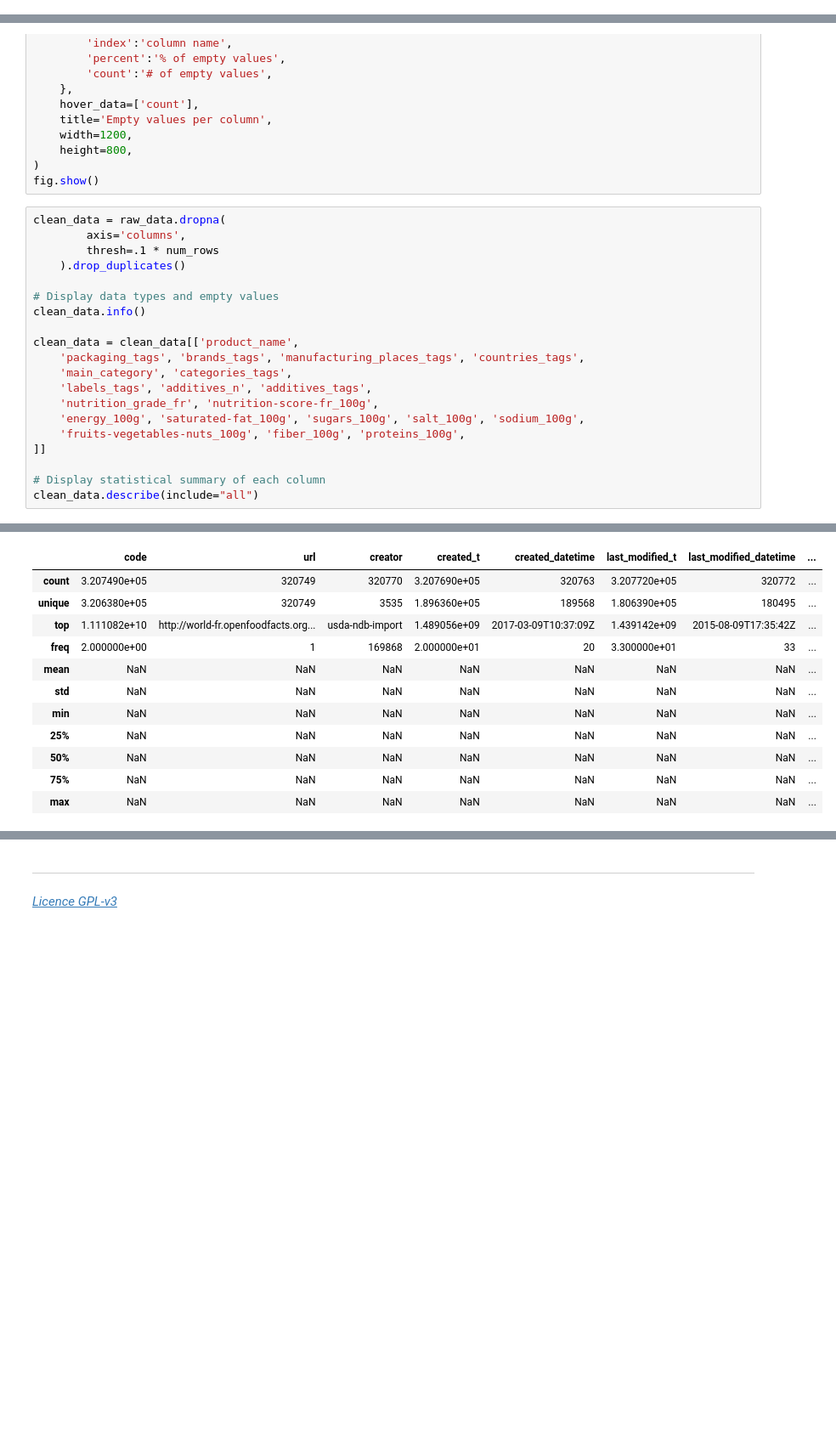
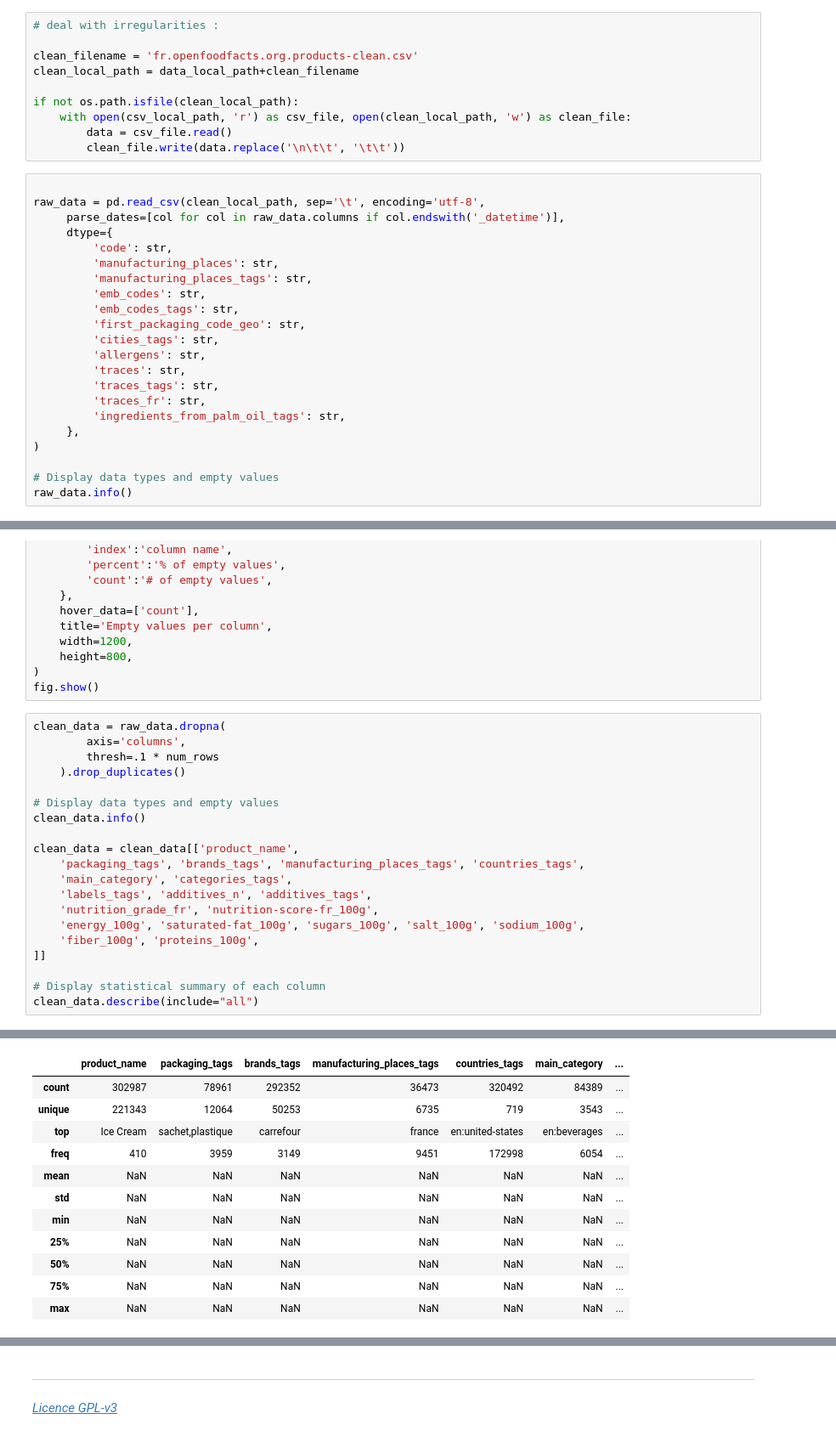
Before and after one commit to fleuryc/oc_ingenieur-ia_P3-Preparez-des-donnees-pour-un-organisme-de-sante-publique, a Jupyter notebook: notebook.ipynb, the cells around one changed output, grey strips where cells are left out. Shown at 85% size. Saved outputs shown, nothing was run; the diff lists cells and outputs as text; blank space fills up the shorter version.

Commit message:
clean CSV

```diff
--- a/notebook.ipynb
+++ b/notebook.ipynb
@@ -73,0 +37,32 @@ memory usage: 396.5+ MB
+# %%
+# deal with irregularities :
+
+clean_filename = 'fr.openfoodfacts.org.products-clean.csv'
+clean_local_path = data_local_path+clean_filename
+
+if not os.path.isfile(clean_local_path):
+    with open(csv_local_path, 'r') as csv_file, open(clean_local_path, 'w') as clean_file:
+        data = csv_file.read()
+        clean_file.write(data.replace('\n\t\t', '\t\t'))
+# %%
+
+raw_data = pd.read_csv(clean_local_path, sep='\t', encoding='utf-8',
+     parse_dates=[col for col in raw_data.columns if col.endswith('_datetime')],
+     dtype={
+         'code': str,
+         'manufacturing_places': str,
+         'manufacturing_places_tags': str,
+         'emb_codes': str,
+         'emb_codes_tags': str,
+         'first_packaging_code_geo': str,
+         'cities_tags': str,
+         'allergens': str,
+         'traces': str,
+         'traces_tags': str,
+         'traces_fr': str,
+         'ingredients_from_palm_oil_tags': str,
+     },
+)
+
+# Display data types and empty values
+raw_data.info()
@@ -109,7 +110,7 @@ clean_data = clean_data[['product_name',
     'labels_tags', 'additives_n', 'additives_tags',
     'nutrition_grade_fr', 'nutrition-score-fr_100g',
     'energy_100g', 'saturated-fat_100g', 'sugars_100g', 'salt_100g', 'sodium_100g',
-    'fruits-vegetables-nuts_100g', 'fiber_100g', 'proteins_100g',
+    'fiber_100g', 'proteins_100g',
 ]]
 
 # Display statistical summary of each column
@@ -134,13 +135,13 @@ dtypes: float64(20), object(42)
 memory usage: 154.2+ MB
-|  | code | url | creator | created_t | created_datetime | last_modified_t | last_modified_datetime | ... |
-| count | 3.207490e+05 | 320749 | 320770 | 3.207690e+05 | 320763 | 3.207720e+05 | 320772 | ... |
-| unique | 3.206380e+05 | 320749 | 3535 | 1.896360e+05 | 189568 | 1.806390e+05 | 180495 | ... |
-| top | 1.111082e+10 | http://world-fr.openfoodfacts.org... | usda-ndb-import | 1.489056e+09 | 2017-03-09T10:37:09Z | 1.439142e+09 | 2015-08-09T17:35:42Z | ... |
-| freq | 2.000000e+00 | 1 | 169868 | 2.000000e+01 | 20 | 3.300000e+01 | 33 | ... |
-| mean | NaN | NaN | NaN | NaN | NaN | NaN | NaN | ... |
-| std | NaN | NaN | NaN | NaN | NaN | NaN | NaN | ... |
-| min | NaN | NaN | NaN | NaN | NaN | NaN | NaN | ... |
-| 25% | NaN | NaN | NaN | NaN | NaN | NaN | NaN | ... |
-| 50% | NaN | NaN | NaN | NaN | NaN | NaN | NaN | ... |
-| 75% | NaN | NaN | NaN | NaN | NaN | NaN | NaN | ... |
-| max | NaN | NaN | NaN | NaN | NaN | NaN | NaN | ... |
+|  | product_name | packaging_tags | brands_tags | manufacturing_places_tags | countries_tags | main_category | ... |
+| count | 302987 | 78961 | 292352 | 36473 | 320492 | 84389 | ... |
+| unique | 221343 | 12064 | 50253 | 6735 | 719 | 3543 | ... |
+| top | Ice Cream | sachet,plastique | carrefour | france | en:united-states | en:beverages | ... |
+| freq | 410 | 3959 | 3149 | 9451 | 172998 | 6054 | ... |
+| mean | NaN | NaN | NaN | NaN | NaN | NaN | ... |
+| std | NaN | NaN | NaN | NaN | NaN | NaN | ... |
+| min | NaN | NaN | NaN | NaN | NaN | NaN | ... |
+| 25% | NaN | NaN | NaN | NaN | NaN | NaN | ... |
+| 50% | NaN | NaN | NaN | NaN | NaN | NaN | ... |
+| 75% | NaN | NaN | NaN | NaN | NaN | NaN | ... |
+| max | NaN | NaN | NaN | NaN | NaN | NaN | ... |
```
Also changed, not shown: parts of 15 cells of this notebook.
